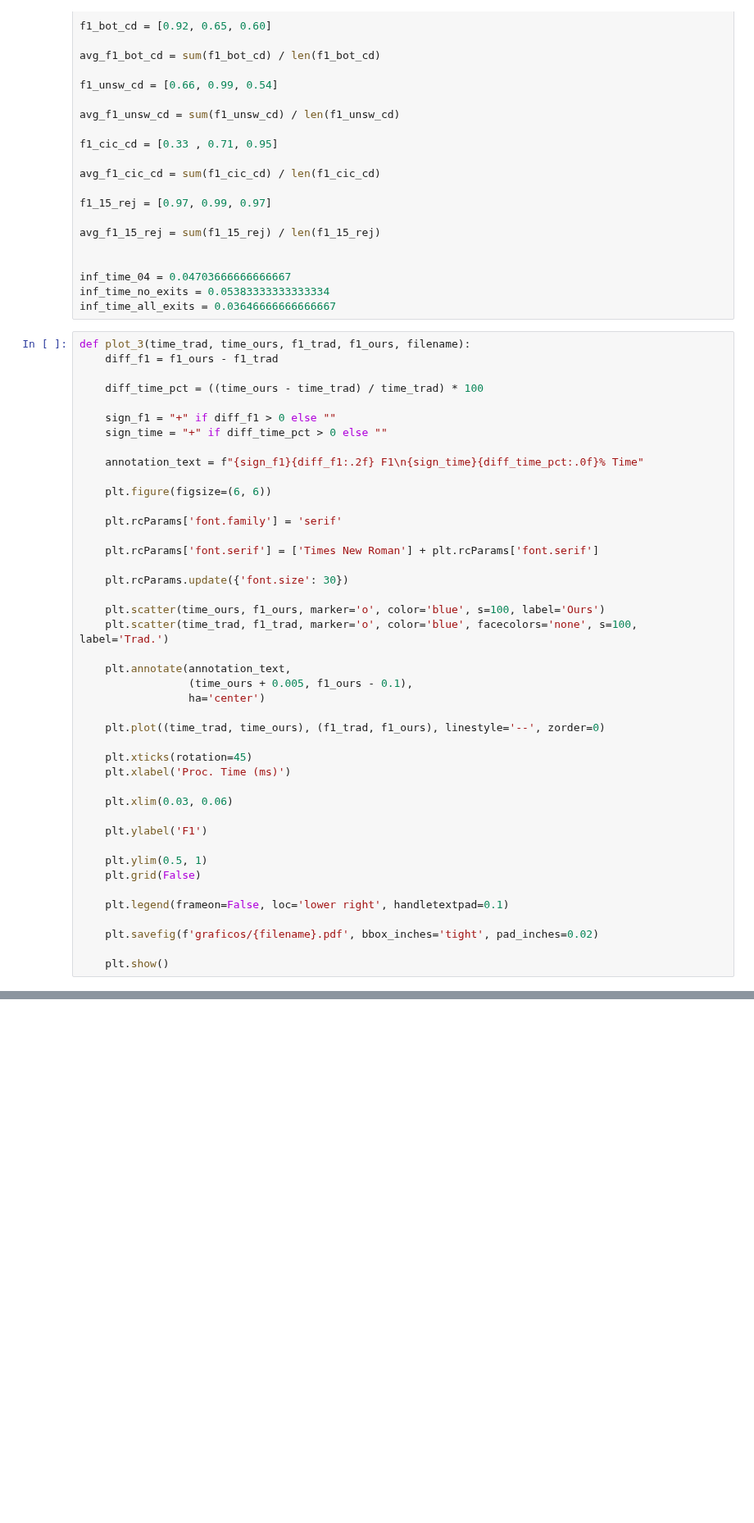
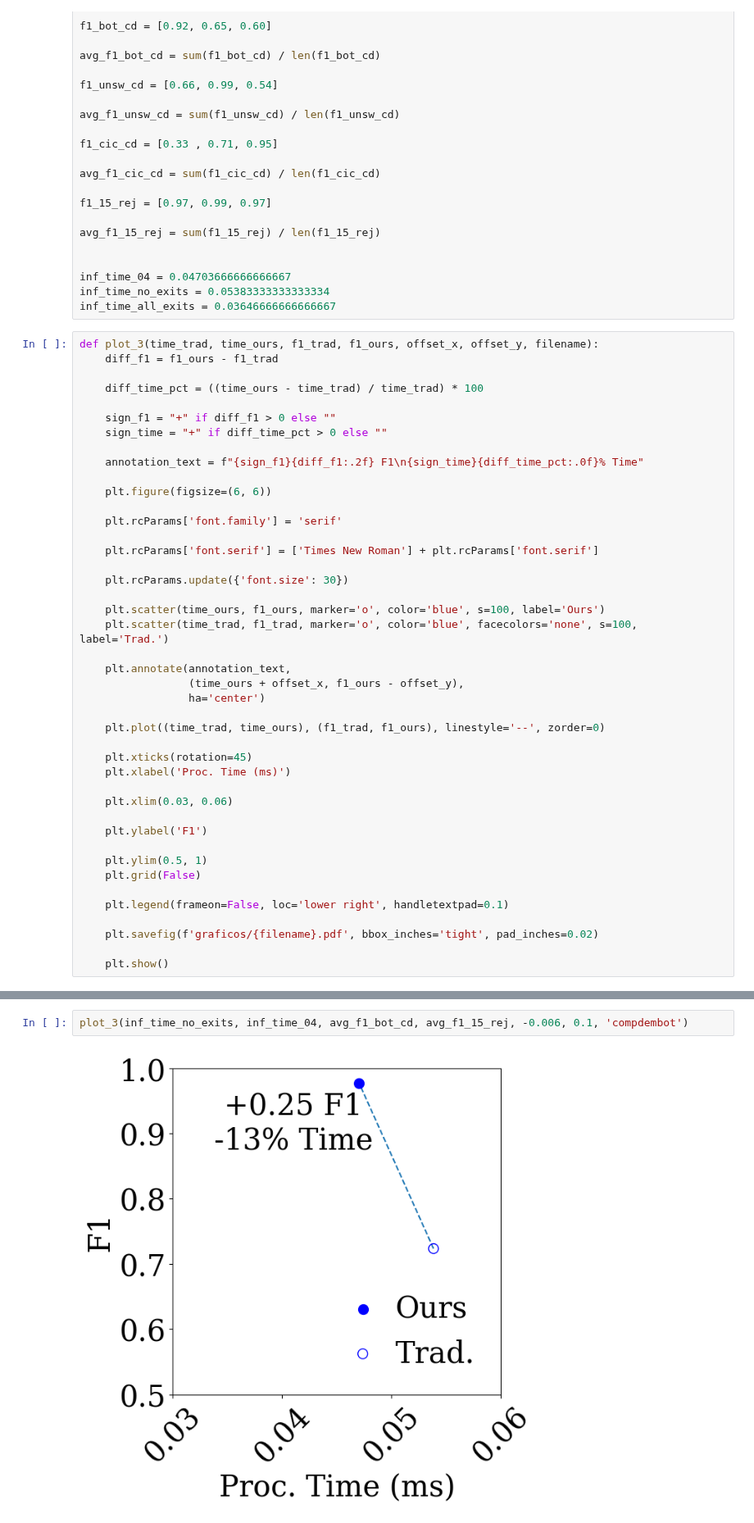
Before and after one commit to LucasSotomaiorAPereira/pibic-25-26, a Jupyter notebook: versao_artigo/f1_display.ipynb, the cells around one changed output, grey strips where cells are left out. Shown at 82% size. Saved outputs shown, nothing was run; the diff lists cells and outputs as text; blank space fills up the shorter version.

```diff
--- a/versao_artigo/f1_display.ipynb
+++ b/versao_artigo/f1_display.ipynb
@@ -127,7 +127,7 @@ inf_time_04 = 0.04703666666666667
 inf_time_no_exits = 0.05383333333333334
 inf_time_all_exits = 0.03646666666666667
 # %%
-def plot_3(time_trad, time_ours, f1_trad, f1_ours, filename):
+def plot_3(time_trad, time_ours, f1_trad, f1_ours, offset_x, offset_y, filename):
     diff_f1 = f1_ours - f1_trad
 
     diff_time_pct = ((time_ours - time_trad) / time_trad) * 100
@@ -149,7 +149,7 @@ def plot_3(time_trad, time_ours, f1_trad, f1_ours, filename):
     plt.scatter(time_trad, f1_trad, marker='o', color='blue', facecolors='none', s=100, label='Trad.')
 
     plt.annotate(annotation_text,
-                 (time_ours + 0.005, f1_ours - 0.1),
+                 (time_ours + offset_x, f1_ours - offset_y),
                  ha='center')
 
     plt.plot((time_trad, time_ours), (f1_trad, f1_ours), linestyle='--', zorder=0)
@@ -182,2 +182,6 @@ plot_3(inf_time_all_exits, inf_time_04, avg_f1_cic_rc, avg_f1_15_rej, 'resconstc
 # %% [output]
 [figure]
+# %%
+plot_3(inf_time_no_exits, inf_time_04, avg_f1_bot_cd, avg_f1_15_rej, -0.006, 0.1, 'compdembot')
+# %% [output]
+[figure, added]
```
Also changed, not shown: parts of 5 cells of this notebook, 6 other files.
